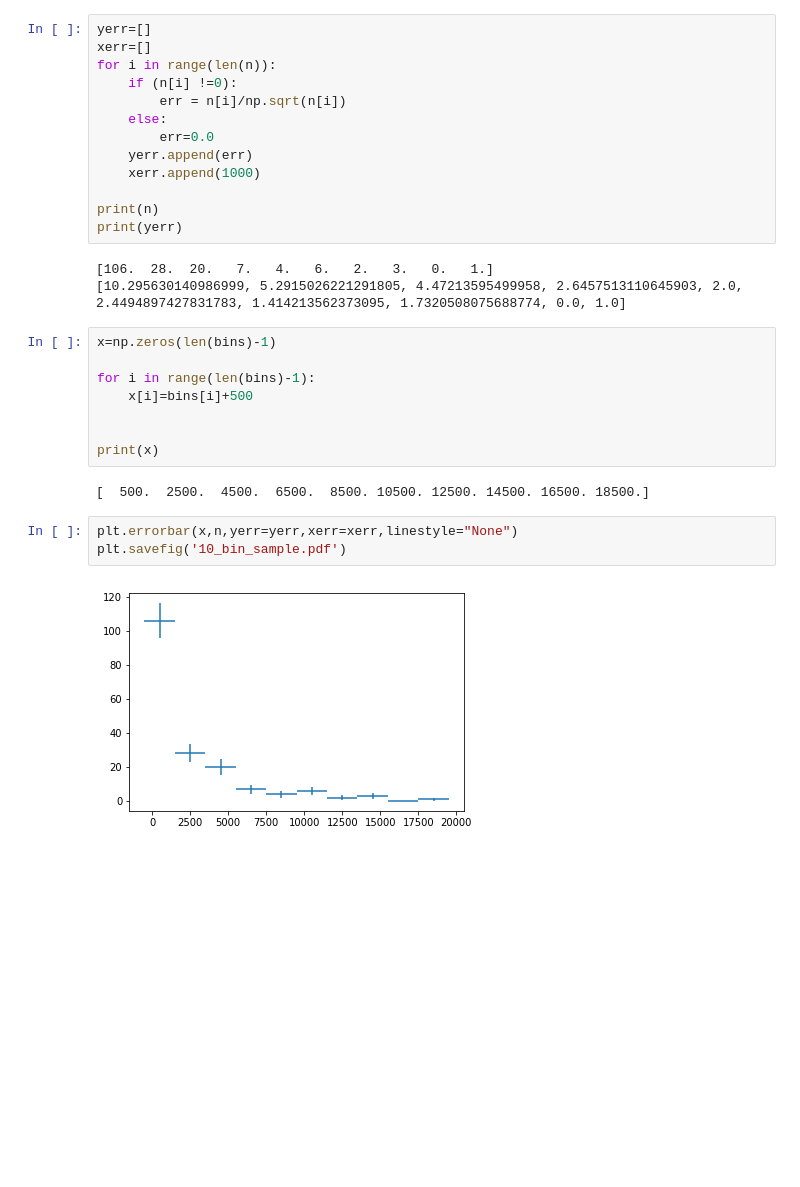
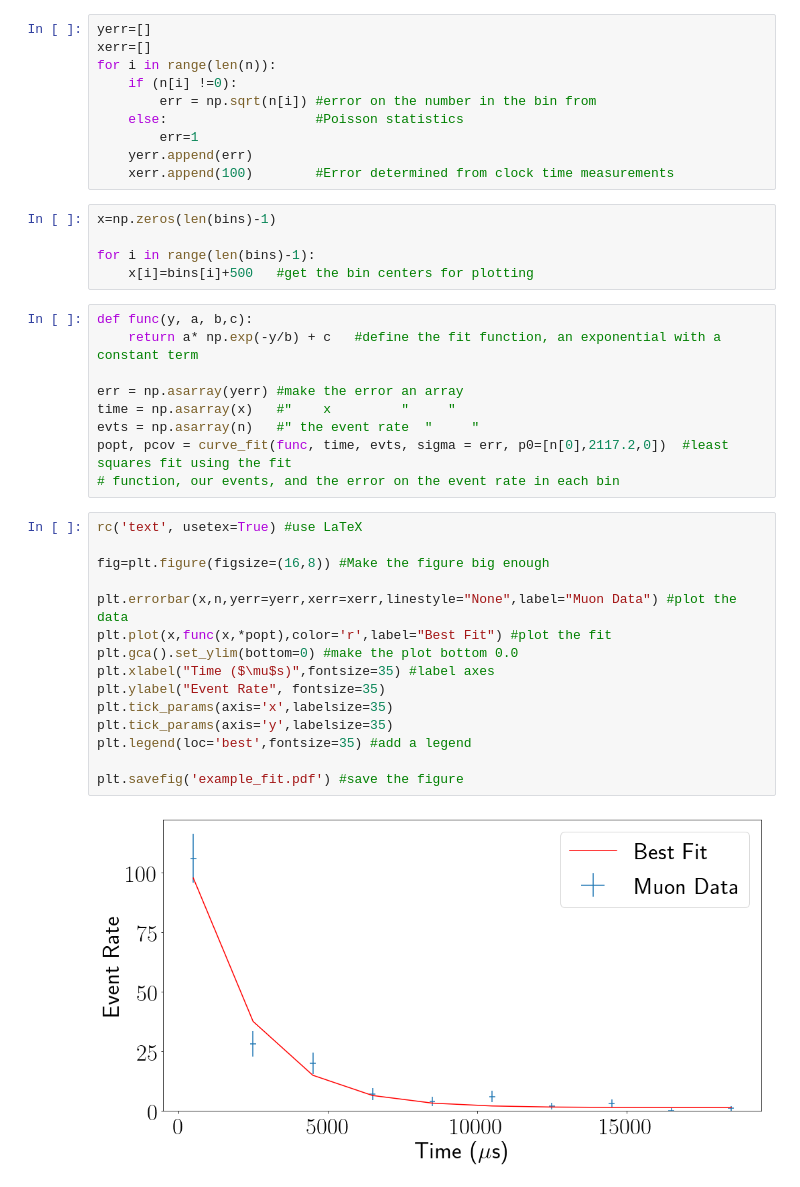
Before and after one commit to gk023/king-stomps-phy451, a Jupyter notebook: python-files/muon-hist.ipynb, the cells around one changed output. Saved outputs shown, nothing was run; the diff lists cells and outputs as text; blank space fills up the shorter version.

```diff
--- a/python-files/muon-hist.ipynb
+++ b/python-files/muon-hist.ipynb
@@ -33,29 +40,39 @@ yerr=[]
 xerr=[]
 for i in range(len(n)):
     if (n[i] !=0):
-        err = n[i]/np.sqrt(n[i])
-    else:
-        err=0.0
+        err = np.sqrt(n[i]) #error on the number in the bin from
+    else:                   #Poisson statistics
+        err=1
     yerr.append(err)
-    xerr.append(1000)
-
-print(n)
-print(yerr)
+    xerr.append(100)        #Error determined from clock time measurements
-# %% [output]
-[106.  28.  20.   7.   4.   6.   2.   3.   0.   1.]
-[10.295630140986999, 5.2915026221291805, 4.47213595499958, 2.6457513110645903, 2.0, 2.4494897427831783, 1.414213562373095, 1.7320508075688774, 0.0, 1.0]
 # %%
 x=np.zeros(len(bins)-1)
 
 for i in range(len(bins)-1):
-    x[i]=bins[i]+500
-
-
-print(x)
+    x[i]=bins[i]+500   #get the bin centers for plotting
-# %% [output]
-[  500.  2500.  4500.  6500.  8500. 10500. 12500. 14500. 16500. 18500.]
-# %%
-plt.errorbar(x,n,yerr=yerr,xerr=xerr,linestyle="None")
-plt.savefig('10_bin_sample.pdf')
-# %% [output]
-[figure, removed]
+# %%
+def func(y, a, b,c):
+    return a* np.exp(-y/b) + c   #define the fit function, an exponential with a constant term
+
+err = np.asarray(yerr) #make the error an array
+time = np.asarray(x)   #"    x         "     "
+evts = np.asarray(n)   #" the event rate  "     "
+popt, pcov = curve_fit(func, time, evts, sigma = err, p0=[n[0],2117.2,0])  #least squares fit using the fit
+# function, our events, and the error on the event rate in each bin
+# %%
+rc('text', usetex=True) #use LaTeX
+
+fig=plt.figure(figsize=(16,8)) #Make the figure big enough
+
+plt.errorbar(x,n,yerr=yerr,xerr=xerr,linestyle="None",label="Muon Data") #plot the data
+plt.plot(x,func(x,*popt),color='r',label="Best Fit") #plot the fit
+plt.gca().set_ylim(bottom=0) #make the plot bottom 0.0
+plt.xlabel("Time ($\mu$s)",fontsize=35) #label axes
+plt.ylabel("Event Rate", fontsize=35)
+plt.tick_params(axis='x',labelsize=35)
+plt.tick_params(axis='y',labelsize=35)
+plt.legend(loc='best',fontsize=35) #add a legend
+
+plt.savefig('example_fit.pdf') #save the figure
+# %% [output]
+[figure, added]
```
Also changed, not shown: parts of 10 cells of this notebook.
